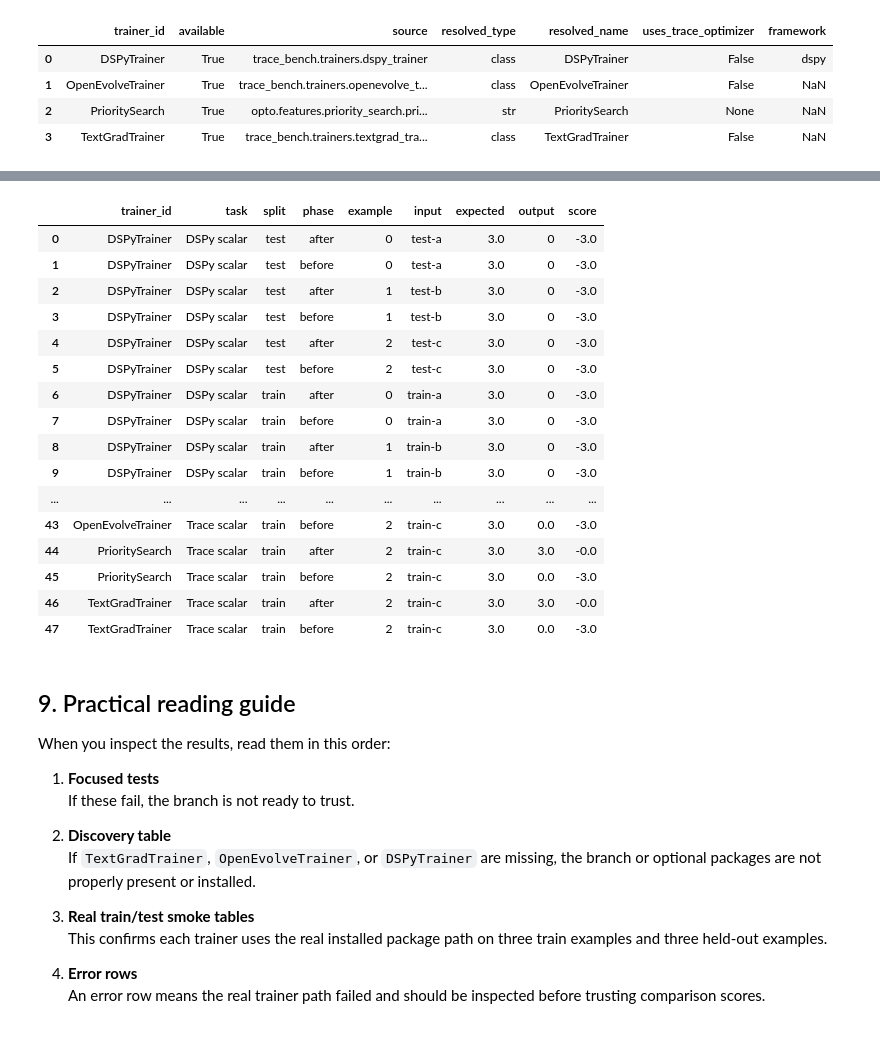
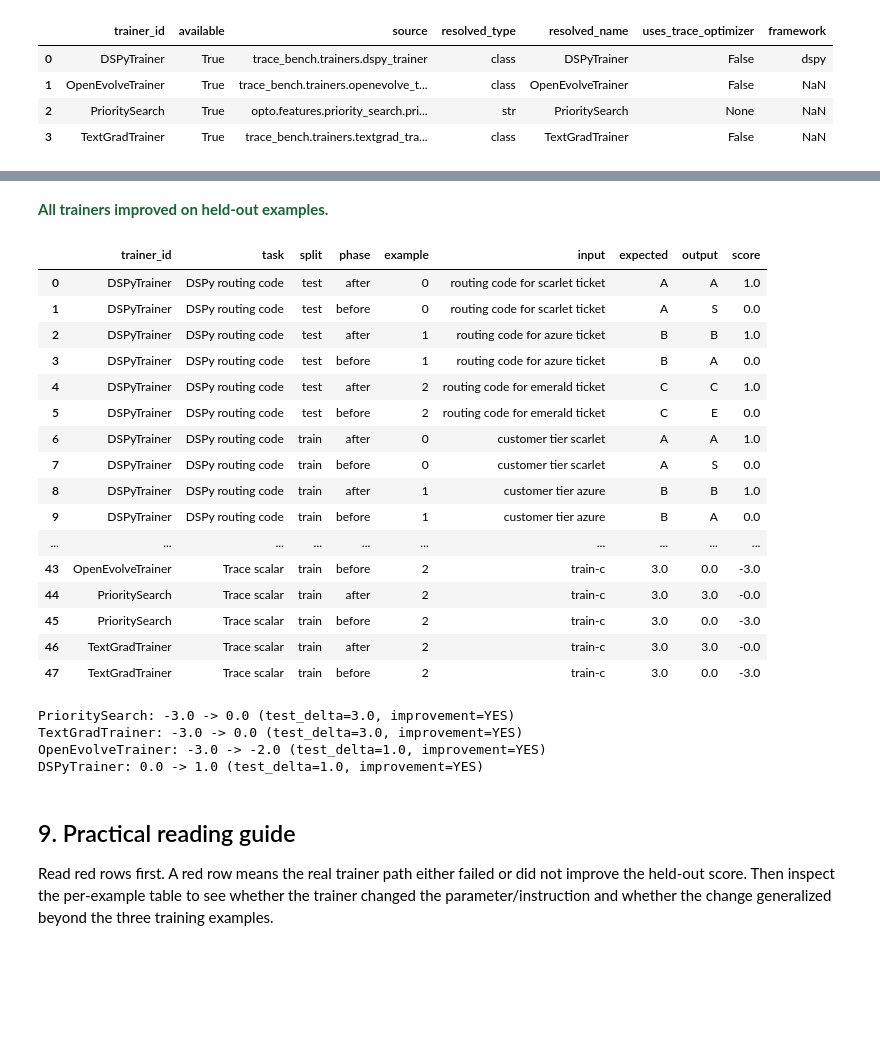
Before and after one commit to AgentOpt/Trace-Bench, a Jupyter notebook: notebooks/09_textgrad_openevolve_evaluation_notebook.ipynb, the cells around one changed output, grey strips where cells are left out. Saved outputs shown, nothing was run; the diff lists cells and outputs as text; code cells hidden in the pictures; blank space fills up the shorter version.

Commit message:
refined notebook TextGrad OpenEvolve DSPy

```diff
--- a/notebooks/09_textgrad_openevolve_evaluation_notebook.ipynb
+++ b/notebooks/09_textgrad_openevolve_evaluation_notebook.ipynb
@@ -654,22 +620,26 @@ for item in smoke_results:
             "resolved_optimizer": None,
             "before_value": None,
             "after_value": None,
-            "train_examples": len(SMOKE_TRAIN_DATASET["inputs"]),
-            "test_examples": len(SMOKE_TEST_DATASET["inputs"]),
+            "train_examples": None,
+            "test_examples": None,
             "before_train_score": None,
             "after_train_score": None,
             "train_delta": None,
             "before_test_score": None,
             "after_test_score": None,
             "test_delta": None,
+            "improvement": "NO",
             "error": item["error"],
         })
         continue
+
     result_status = item["result"].get("status")
     before_train = item["before"]["train"]["mean_score"]
     after_train = item["after"]["train"]["mean_score"]
     before_test = item["before"]["test"]["mean_score"]
     after_test = item["after"]["test"]["mean_score"]
+    test_delta = after_test - before_test
+    improved = result_status == "ok" and test_delta > 0
     summary_rows.append({
         "trainer_id": item["trainer_id"],
         "task": item["task"],
@@ -678,14 +648,15 @@ for item in smoke_results:
         "resolved_optimizer": item["result"].get("resolved_optimizer"),
         "before_value": item["before"]["value"],
         "after_value": item["after"]["value"],
-        "train_examples": len(SMOKE_TRAIN_DATASET["inputs"]),
-        "test_examples": len(SMOKE_TEST_DATASET["inputs"]),
+        "train_examples": item["train_examples"],
+        "test_examples": item["test_examples"],
         "before_train_score": before_train,
         "after_train_score": after_train,
         "train_delta": after_train - before_train,
         "before_test_score": before_test,
         "after_test_score": after_test,
-        "test_delta": after_test - before_test,
+        "test_delta": test_delta,
+        "improvement": "YES" if improved else "NO",
         "error": item["result"].get("error"),
     })
     for split_name in ("train", "test"):
@@ -706,10 +677,34 @@ for item in smoke_results:
 trainer_comparison = pd.DataFrame(summary_rows)
 example_comparison = pd.DataFrame(example_rows)
 
-display(trainer_comparison)
+score_columns = ["before_train_score", "after_train_score", "train_delta", "before_test_score", "after_test_score", "test_delta"]
+def mark_no_improvement(row: pd.Series) -> list[str]:
+    style = "background-color: #ffd6d6; color: #9f0000; font-weight: 700"
+    return [style if row.get("improvement") != "YES" else "" for _ in row]
+
+styled_comparison = (
+    trainer_comparison.style
+    .apply(mark_no_improvement, axis=1)
+    .format({column: "{:.3f}" for column in score_columns})
+)
+display(styled_comparison)
+
+no_improvement = trainer_comparison[trainer_comparison["improvement"] != "YES"]
+if no_improvement.empty:
+    display(HTML("<div style='color:#166534;font-weight:700'>All trainers improved on held-out examples.</div>"))
+else:
+    names = ", ".join(no_improvement["trainer_id"].astype(str).tolist())
+    display(HTML(f"<div style='color:#9f0000;font-weight:800'>NO HELD-OUT IMPROVEMENT: {names}</div>"))
+
 if example_rows:
     display(example_comparison.sort_values(["task", "split", "example", "trainer_id", "phase"]).reset_index(drop=True))
 else:
     print("No per-example outputs were produced because all real trainer runs errored.")
+
+for _, row in trainer_comparison.iterrows():
+    print(
+        f"{row['trainer_id']}: {row['before_test_score']} -> {row['after_test_score']} "
+        f"(test_delta={row['test_delta']}, improvement={row['improvement']})"
+    )
 # %% [output]
 |  | trainer_id | task | mode | status | resolved_optimizer | before_value | after_value | train_examples | ... |
@@ -720,36 +715,29 @@ else:
+All trainers improved on held-out examples.
 |  | trainer_id | task | split | phase | example | input | expected | output | score |
-| 0 | DSPyTrainer | DSPy scalar | test | after | 0 | test-a | 3.0 | 0 | -3.0 |
-| 1 | DSPyTrainer | DSPy scalar | test | before | 0 | test-a | 3.0 | 0 | -3.0 |
-| 2 | DSPyTrainer | DSPy scalar | test | after | 1 | test-b | 3.0 | 0 | -3.0 |
-| 3 | DSPyTrainer | DSPy scalar | test | before | 1 | test-b | 3.0 | 0 | -3.0 |
-| 4 | DSPyTrainer | DSPy scalar | test | after | 2 | test-c | 3.0 | 0 | -3.0 |
-| 5 | DSPyTrainer | DSPy scalar | test | before | 2 | test-c | 3.0 | 0 | -3.0 |
-| 6 | DSPyTrainer | DSPy scalar | train | after | 0 | train-a | 3.0 | 0 | -3.0 |
-| 7 | DSPyTrainer | DSPy scalar | train | before | 0 | train-a | 3.0 | 0 | -3.0 |
-| 8 | DSPyTrainer | DSPy scalar | train | after | 1 | train-b | 3.0 | 0 | -3.0 |
-| 9 | DSPyTrainer | DSPy scalar | train | before | 1 | train-b | 3.0 | 0 | -3.0 |
+| 0 | DSPyTrainer | DSPy routing code | test | after | 0 | routing code for scarlet ticket | A | A | 1.0 |
+| 1 | DSPyTrainer | DSPy routing code | test | before | 0 | routing code for scarlet ticket | A | S | 0.0 |
+| 2 | DSPyTrainer | DSPy routing code | test | after | 1 | routing code for azure ticket | B | B | 1.0 |
+| 3 | DSPyTrainer | DSPy routing code | test | before | 1 | routing code for azure ticket | B | A | 0.0 |
+| 4 | DSPyTrainer | DSPy routing code | test | after | 2 | routing code for emerald ticket | C | C | 1.0 |
+| 5 | DSPyTrainer | DSPy routing code | test | before | 2 | routing code for emerald ticket | C | E | 0.0 |
+| 6 | DSPyTrainer | DSPy routing code | train | after | 0 | customer tier scarlet | A | A | 1.0 |
+| 7 | DSPyTrainer | DSPy routing code | train | before | 0 | customer tier scarlet | A | S | 0.0 |
+| 8 | DSPyTrainer | DSPy routing code | train | after | 1 | customer tier azure | B | B | 1.0 |
+| 9 | DSPyTrainer | DSPy routing code | train | before | 1 | customer tier azure | B | A | 0.0 |
 | ... | ... | ... | ... | ... | ... | ... | ... | ... | ... |
 | 43 | OpenEvolveTrainer | Trace scalar | train | before | 2 | train-c | 3.0 | 0.0 | -3.0 |
 | 44 | PrioritySearch | Trace scalar | train | after | 2 | train-c | 3.0 | 3.0 | -0.0 |
 | 45 | PrioritySearch | Trace scalar | train | before | 2 | train-c | 3.0 | 0.0 | -3.0 |
 | 46 | TextGradTrainer | Trace scalar | train | after | 2 | train-c | 3.0 | 3.0 | -0.0 |
 | 47 | TextGradTrainer | Trace scalar | train | before | 2 | train-c | 3.0 | 0.0 | -3.0 |
+PrioritySearch: -3.0 -> 0.0 (test_delta=3.0, improvement=YES)
+TextGradTrainer: -3.0 -> 0.0 (test_delta=3.0, improvement=YES)
+OpenEvolveTrainer: -3.0 -> -2.0 (test_delta=1.0, improvement=YES)
+DSPyTrainer: 0.0 -> 1.0 (test_delta=1.0, improvement=YES)
 # %% [markdown]
 ## 9. Practical reading guide
 
-When you inspect the results, read them in this order:
-
-1. **Focused tests**
-   If these fail, the branch is not ready to trust.
-
-2. **Discovery table**
-   If `TextGradTrainer`, `OpenEvolveTrainer`, or `DSPyTrainer` are missing, the branch or optional packages are not properly present or installed.
-
-3. **Real train/test smoke tables**
-   This confirms each trainer uses the real installed package path on three train examples and three held-out examples.
-
-4. **Error rows**
-   An error row means the real trainer path failed and should be inspected before trusting comparison scores.
+Read red rows first. A red row means the real trainer path either failed or did not improve the held-out score. Then inspect the per-example table to see whether the trainer changed the parameter/instruction and whether the change generalized beyond the three training examples.
 # %% [markdown]
 ## 10. What counts as success
 
```
Also changed, not shown: parts of 14 cells of this notebook, 2 other files.
